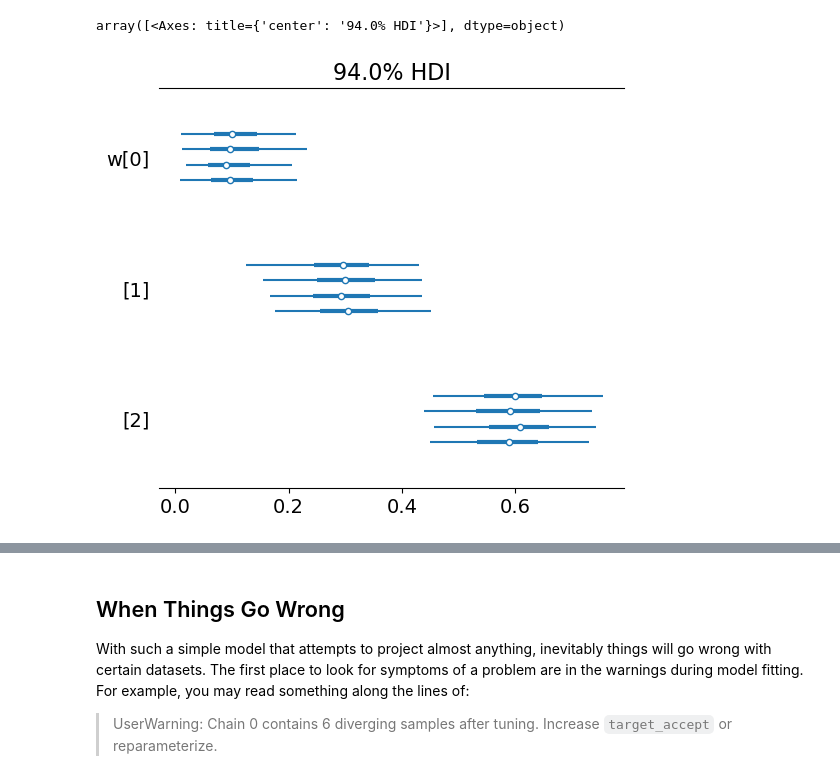
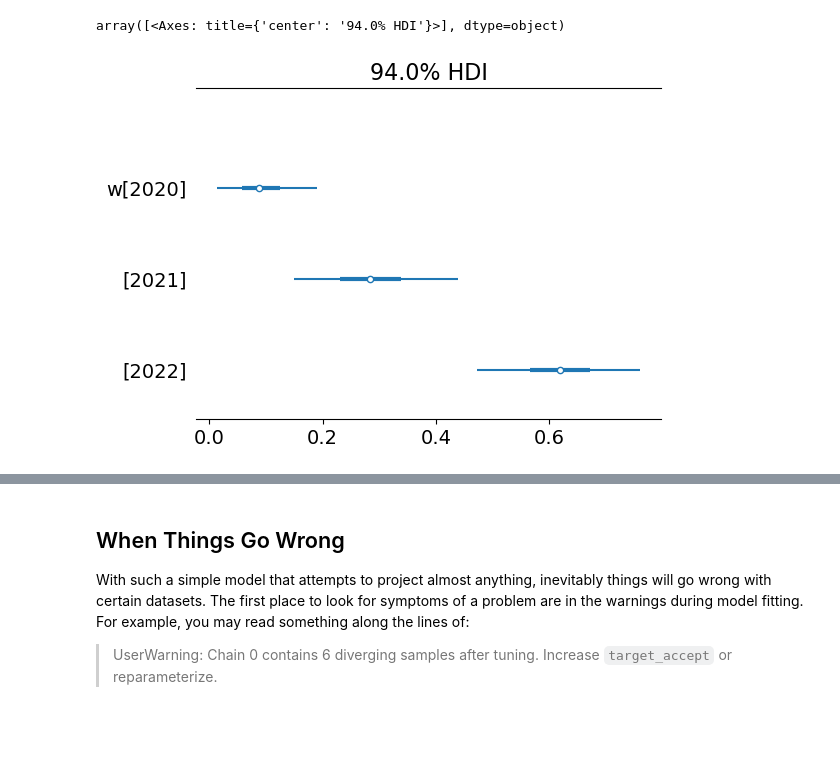
Before and after one commit to fonnesbeck/bayesian_marcel, a Jupyter notebook: marcel.ipynb, the cells around one changed output, grey strips where cells are left out. Saved outputs shown, nothing was run; the diff lists cells and outputs as text; code cells hidden in the pictures; blank space fills up the shorter version.

```diff
--- a/marcel.ipynb
+++ b/marcel.ipynb
@@ -97,4 +85 @@ hard_hit_subset["age_idx"] = age_idx
-# %%
-season_idx, seasons = hard_hit_subset['Season'].factorize(sort=True)
-hard_hit_subset["season_idx"] = season_idx
 # %% [markdown]
@@ -183,42 +127,16 @@ dtype: object
 # %%
+fit_seasons = [2020, 2021, 2022]
+
 coords = {
-    'obs': np.arange(len(hard_hit_by_season)),
-    'season': np.arange(3),
+    'batter': hard_hit_by_season.index.to_numpy(),
+    'season': fit_seasons,
 }
-
-fit_seasons = [2020, 2021, 2022]
 
 with pm.Model(coords=coords) as marcel:
 
-    age_x = pm.Data("age_x", hard_hit_by_season["Age"][fit_seasons].to_numpy().astype(np.float32))
+    # age_x = pm.Data("age_x", hard_hit_by_season["Age"][fit_seasons].to_numpy().astype(np.float32))
+    age_y = pm.Data("age_y", hard_hit_by_season["Age"][2023].to_numpy().astype(np.float32))
     events_x = pm.Data("events_x", hard_hit_by_season["Events"][fit_seasons].to_numpy().astype(np.int32))
     hard_hit_x = pm.Data("hard_hit_x", hard_hit_by_season["HardHit"][fit_seasons].to_numpy().astype(np.int32))
     events_y = pm.Data("events_y", hard_hit_by_season["Events"][2023].to_numpy().astype(np.int32))
     hard_hit_y = pm.Data("hard_hit_y", hard_hit_by_season["HardHit"][2023].to_numpy().astype(np.int32))
-
-    # Coefficient for triangular aging
-    beta = pm.Normal("beta")
-    # Estimate of peak age
-    peak_age = pm.Uniform("peak_age", data.Age.min(), data.Age.max())
-
-    # Empirical rates, regressed to mean with beta-binomial
-    mu_p = pm.Beta("mu_p", 1, 1)
-    sigma_p = pm.Uniform("sigma_p", 0, 1)
-    p = pm.Beta("p", mu=mu_p, sigma=sigma_p, dims=("obs", "season"))
-    pm.Binomial("rate_like", n=events_x, p=p, observed=hard_hit_x)
-
-    # Marcel weights
-    w = pm.Dirichlet(
-        "w",
-        a=np.array([3, 4, 5])
-    )
-
-    # Sum of weighted & regressed years and aging factor
-    expected_rate = pm.Deterministic(
-        "expected_rate",
-        pm.math.invlogit(pm.math.dot(pm.math.logit(p) + beta * (peak_age - age_x), w)),
-        dims="obs"
-    )
-
-    # # Likelihood of observed hard hits
-    pm.Binomial("prediction", n=events_y, p=expected_rate, observed=hard_hit_y)
@@ -232,8 +269,8 @@ az.plot_energy(trace);
 # %%
-az.plot_forest(trace, var_names='w')
+az.plot_forest(trace, var_names='w', combined=True)
 # %% [output]
 array([<Axes: title={'center': '94.0% HDI'}>], dtype=object)
-[figure, old version]
+[figure, new version]
 # %%
 az.plot_trace(trace, var_names=['mu_p', 'sigma_p'])
 plt.tight_layout();
```
Also changed, not shown: parts of 86 cells of this notebook, 1 other file.
